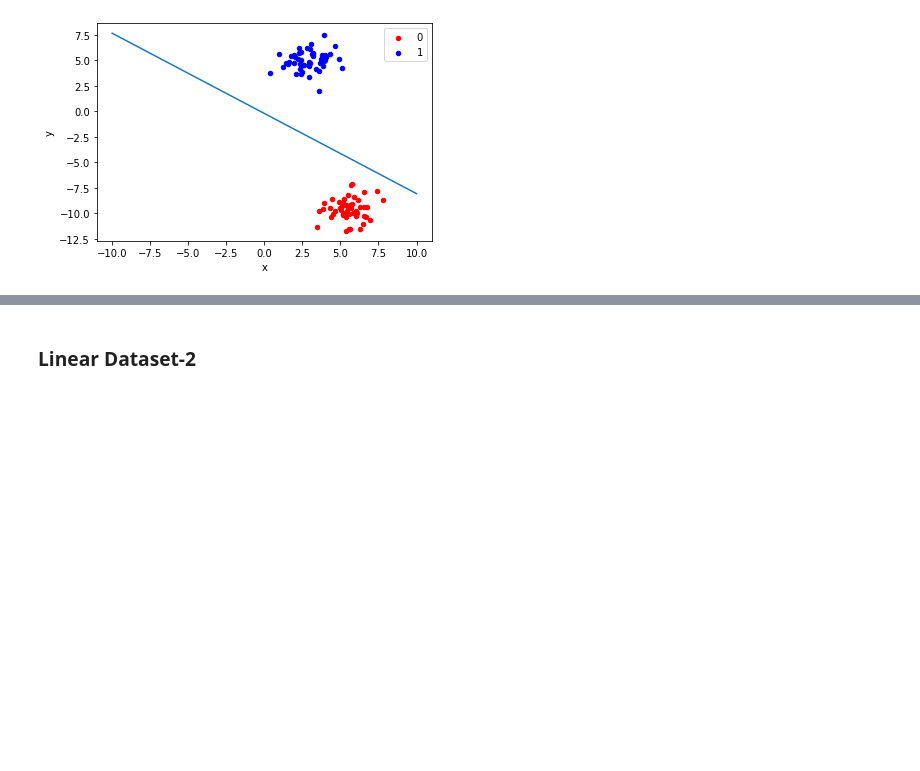
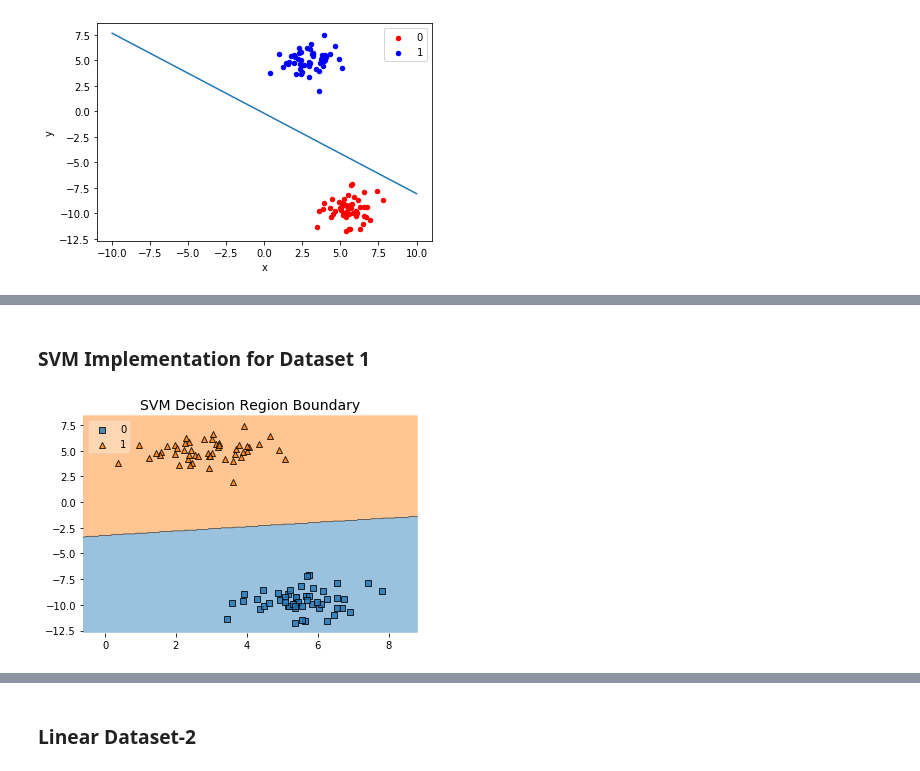
Before and after one commit to Sharath-Ramachandran/DeepLearningAssignments, a Jupyter notebook: Assignment2/Question4.ipynb, the cells around one changed output, grey strips where cells are left out. Cells and saved outputs as stored; diff of their text form; code cells hidden in the pictures; blank space fills up the shorter version.

```diff
--- a/Assignment2/Question4.ipynb
+++ b/Assignment2/Question4.ipynb
@@ -6,3 +26,5 @@ import numpy as np
+# %%
+clf = svm.SVC(gamma='scale')
 # %%
 def plotDecisionBoundaryLinear(weight, bias,randomVar):
     X, y = make_blobs(n_samples=100, centers=2, n_features=2,random_state=randomVar)
@@ -107,0 +141,11 @@ bias
+# %%
+y[y==-1]=0
+# %% [markdown]
+### SVM Implementation for Dataset 1
+# %%
+clf.fit(X, y)
+plot_decision_regions(X=X,y=y,clf=clf, legend=2)
+plt.title('SVM Decision Region Boundary', size=14)
+plt.show()
+# %% [output]
+[figure, added]
```
Also changed, not shown: parts of 44 cells of this notebook.
